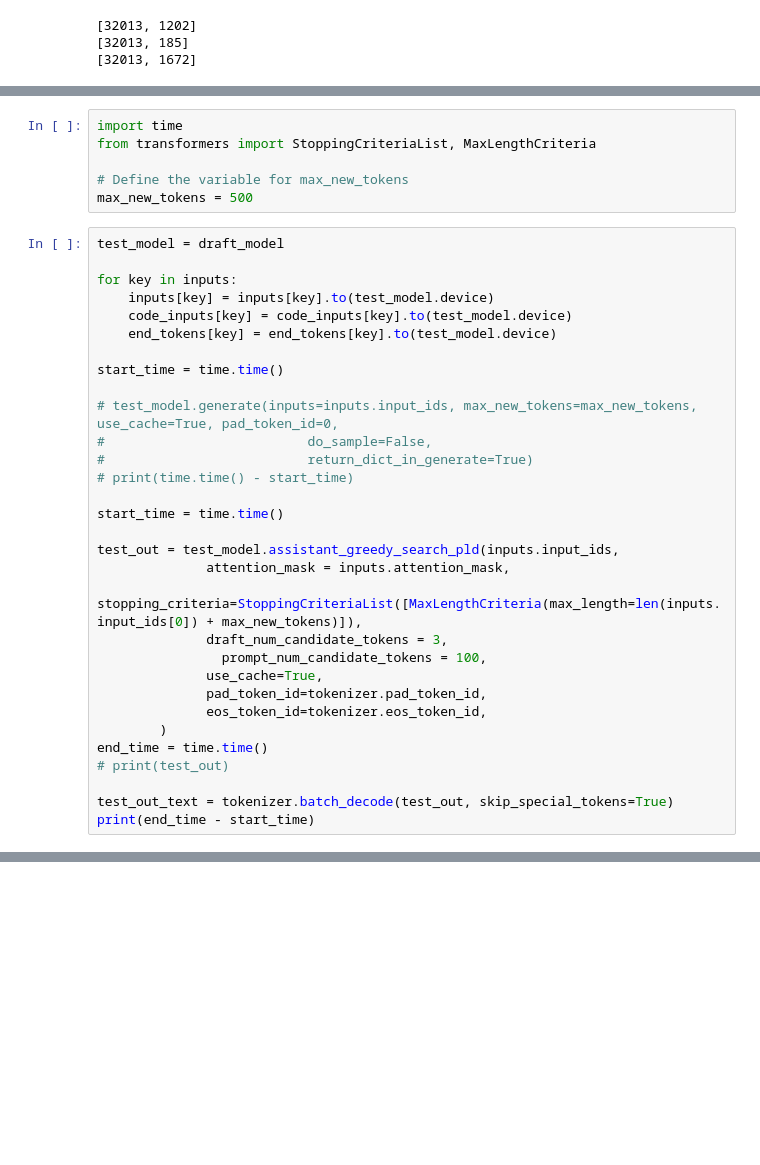
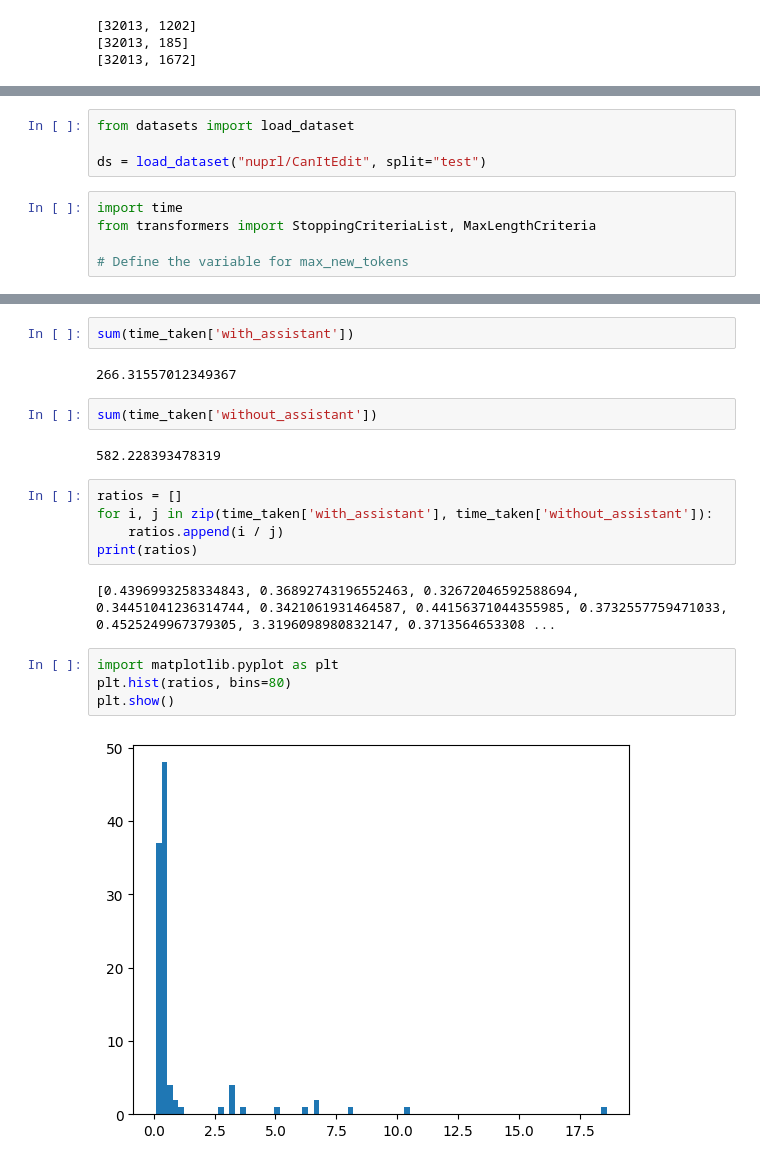
Before and after one commit to xylian86/code-speculative-decoding, a Jupyter notebook: demo-pld.ipynb, the cells around one changed output, grey strips where cells are left out. Drawn from its saved outputs; the diff is of its cells as text; blank space fills up the shorter version.

Commit message:
Updated with draft + prompt lookup vs. just prompt lookup

```diff
--- a/demo-pld.ipynb
+++ b/demo-pld.ipynb
@@ -470,37 +626,9 @@ draft_model.assistant_greedy_search_pld = assistant_greedy_search_pld.__get__(dr
+# %%
+from datasets import load_dataset
+
+ds = load_dataset("nuprl/CanItEdit", split="test")
 # %%
 import time
 from transformers import StoppingCriteriaList, MaxLengthCriteria
 
 # Define the variable for max_new_tokens
-max_new_tokens = 500
-# %%
-test_model = draft_model
-
-for key in inputs:
-    inputs[key] = inputs[key].to(test_model.device)
-    code_inputs[key] = code_inputs[key].to(test_model.device)
-    end_tokens[key] = end_tokens[key].to(test_model.device)
-
-start_time = time.time()
-
-# test_model.generate(inputs=inputs.input_ids, max_new_tokens=max_new_tokens, use_cache=True, pad_token_id=0,
-#                          do_sample=False,
-#                          return_dict_in_generate=True)
-# print(time.time() - start_time)
-
-start_time = time.time()
-
-test_out = test_model.assistant_greedy_search_pld(inputs.input_ids,
-              attention_mask = inputs.attention_mask,
-              stopping_criteria=StoppingCriteriaList([MaxLengthCriteria(max_length=len(inputs.input_ids[0]) + max_new_tokens)]),
-              draft_num_candidate_tokens = 3,
-                prompt_num_candidate_tokens = 100,
-              use_cache=True,
-              pad_token_id=tokenizer.pad_token_id,
-              eos_token_id=tokenizer.eos_token_id,
-        )
-end_time = time.time()
-# print(test_out)
-
-test_out_text = tokenizer.batch_decode(test_out, skip_special_tokens=True)
-print(end_time - start_time)
@@ -522,0 +688,21 @@ plt.text(0, max(0.0891876220703125
+# %%
+sum(time_taken['with_assistant'])
+# %% [output]
+266.31557012349367
+# %%
+sum(time_taken['without_assistant'])
+# %% [output]
+582.228393478319
+# %%
+ratios = []
+for i, j in zip(time_taken['with_assistant'], time_taken['without_assistant']):
+    ratios.append(i / j)
+print(ratios)
+# %% [output]
+[0.4396993258334843, 0.36892743196552463, 0.32672046592588694, 0.34451041236314744, 0.3421061931464587, 0.44156371044355985, 0.3732557759471033, 0.4525249967379305, 3.3196098980832147, 0.3713564653308 ...
+# %%
+import matplotlib.pyplot as plt
+plt.hist(ratios, bins=80)
+plt.show()
+# %% [output]
+[figure, added]
```
Also changed, not shown: parts of 11 cells of this notebook.
